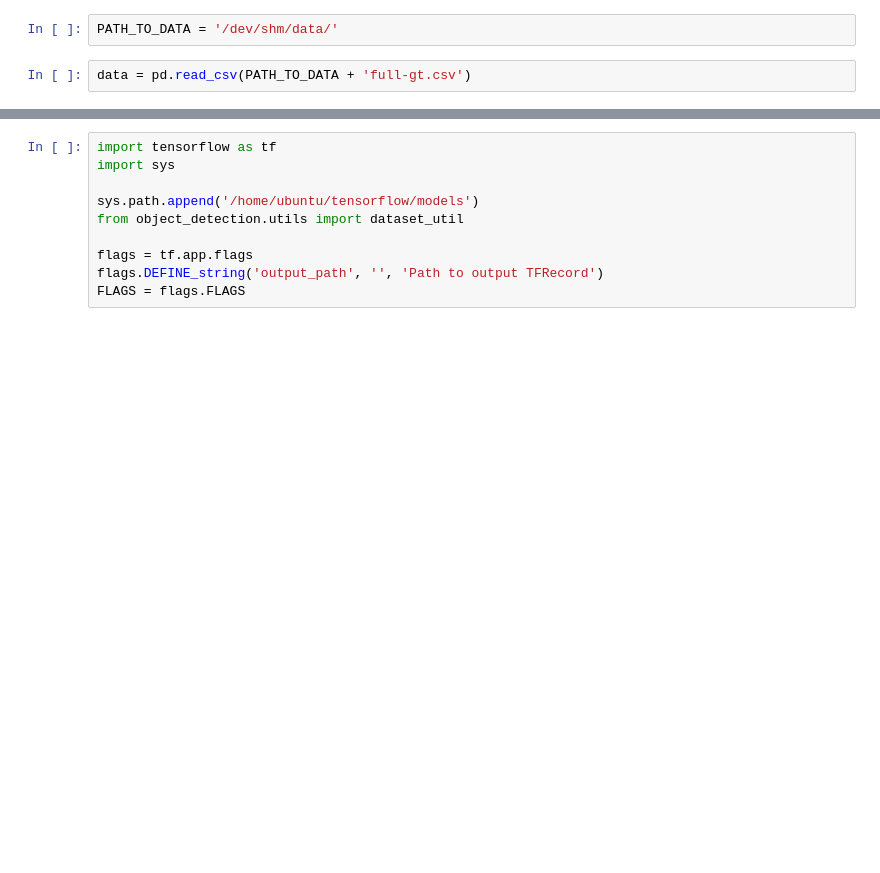
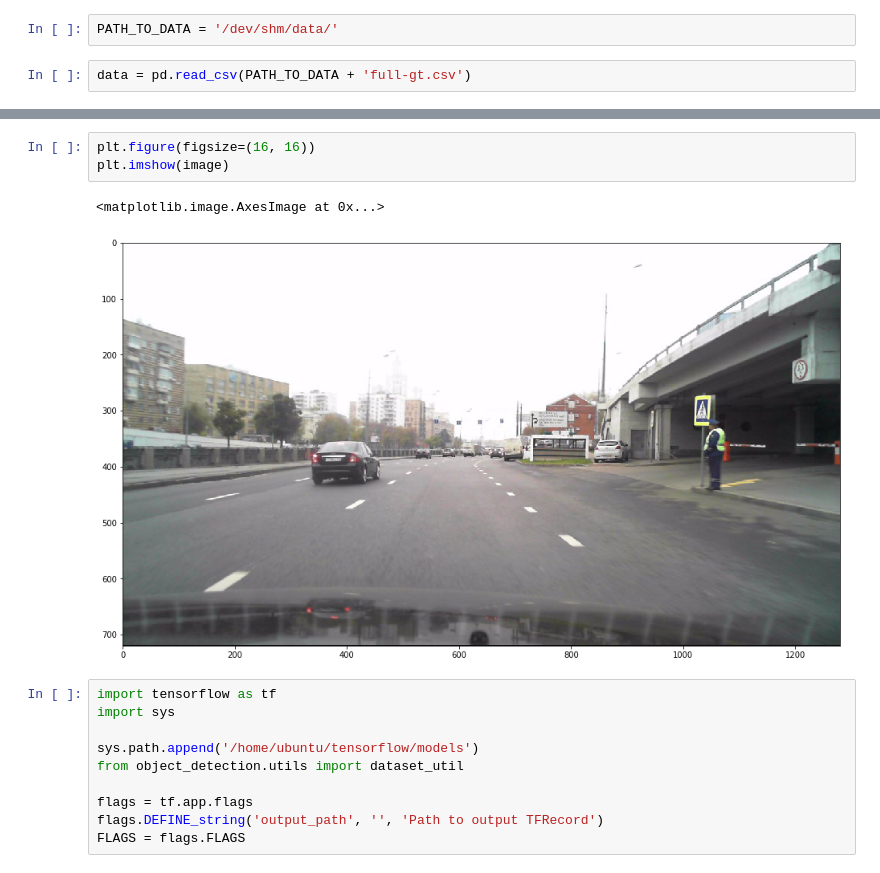
Before and after one commit to artem179/RTSD, a Jupyter notebook: CheckRoadSigns.ipynb, the cells around one changed output, grey strips where cells are left out. Drawn from its saved outputs; the diff is of its cells as text; blank space fills up the shorter version.

```diff
--- a/CheckRoadSigns.ipynb
+++ b/CheckRoadSigns.ipynb
@@ -32,3 +36,9 @@ plt.imshow(image[ymin:ymax, xmin:xmax])
+# %%
+plt.figure(figsize=(16, 16))
+plt.imshow(image)
+# %% [output]
+<matplotlib.image.AxesImage at 0x...>
+[figure, added]
 # %%
 import tensorflow as tf
 import sys
```
Also changed, not shown: parts of 4 cells of this notebook, 1 other file.
